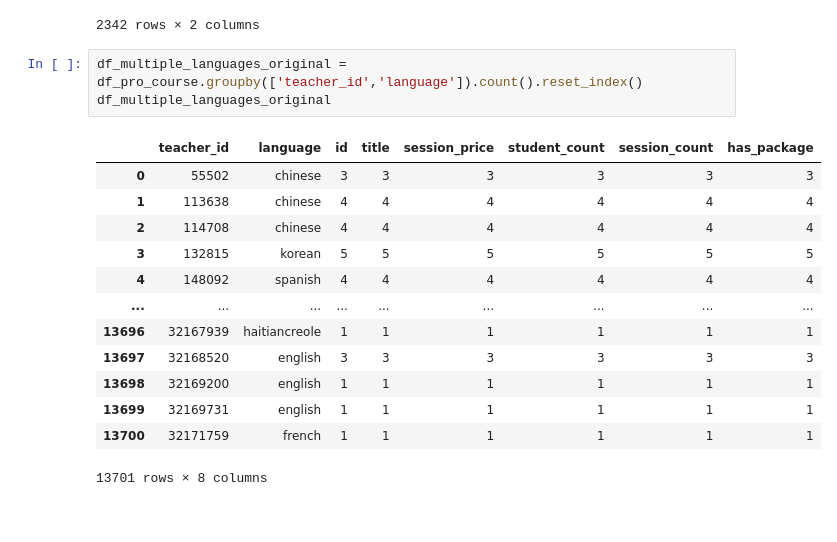
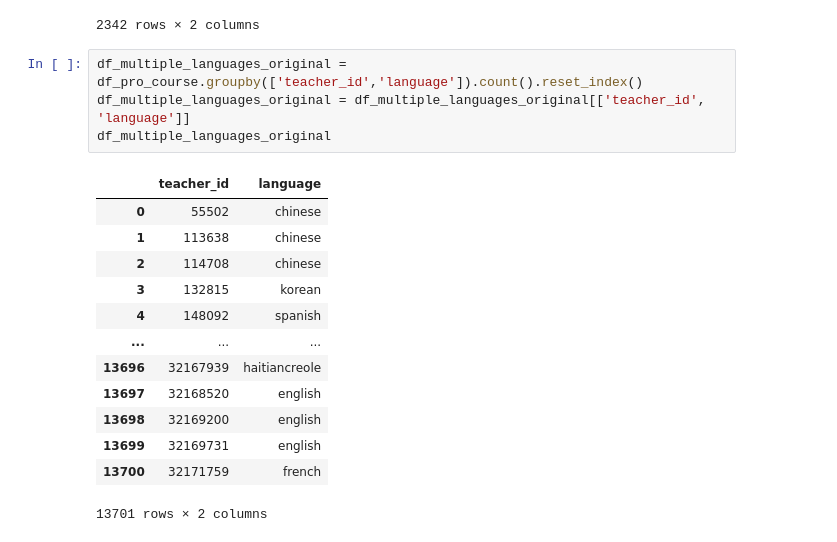
Before and after one commit to ernmin/Project4GA, a Jupyter notebook: EDA/EDA.ipynb, the cells around one changed output. Cells and saved outputs as stored; diff of their text form.

```diff
--- a/EDA/EDA.ipynb
+++ b/EDA/EDA.ipynb
@@ -223,18 +223,19 @@ df_multiple_languages[df_multiple_languages['language'] > 1]
 2342 rows × 2 columns
 # %%
 df_multiple_languages_original = df_pro_course.groupby(['teacher_id','language']).count().reset_index()
+df_multiple_languages_original = df_multiple_languages_original[['teacher_id', 'language']]
 df_multiple_languages_original
 # %% [output]
-|  | teacher_id | language | id | title | session_price | student_count | session_count | has_package |
-| 0 | 55502 | chinese | 3 | 3 | 3 | 3 | 3 | 3 |
-| 1 | 113638 | chinese | 4 | 4 | 4 | 4 | 4 | 4 |
-| 2 | 114708 | chinese | 4 | 4 | 4 | 4 | 4 | 4 |
-| 3 | 132815 | korean | 5 | 5 | 5 | 5 | 5 | 5 |
-| 4 | 148092 | spanish | 4 | 4 | 4 | 4 | 4 | 4 |
-| ... | ... | ... | ... | ... | ... | ... | ... | ... |
-| 13696 | 32167939 | haitiancreole | 1 | 1 | 1 | 1 | 1 | 1 |
-| 13697 | 32168520 | english | 3 | 3 | 3 | 3 | 3 | 3 |
-| 13698 | 32169200 | english | 1 | 1 | 1 | 1 | 1 | 1 |
-| 13699 | 32169731 | english | 1 | 1 | 1 | 1 | 1 | 1 |
-| 13700 | 32171759 | french | 1 | 1 | 1 | 1 | 1 | 1 |
+|  | teacher_id | language |
+| 0 | 55502 | chinese |
+| 1 | 113638 | chinese |
+| 2 | 114708 | chinese |
+| 3 | 132815 | korean |
+| 4 | 148092 | spanish |
+| ... | ... | ... |
+| 13696 | 32167939 | haitiancreole |
+| 13697 | 32168520 | english |
+| 13698 | 32169200 | english |
+| 13699 | 32169731 | english |
+| 13700 | 32171759 | french |
-13701 rows × 8 columns
+13701 rows × 2 columns
```
Also changed, not shown: parts of 3 cells of this notebook.
